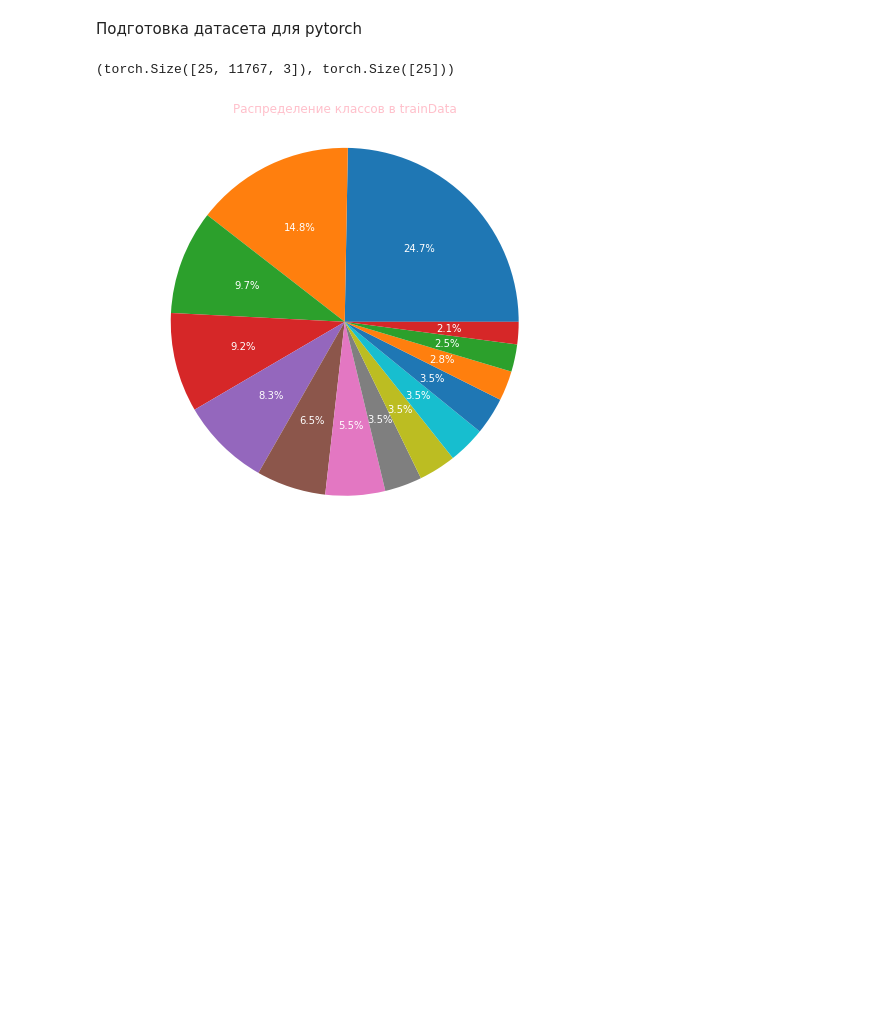
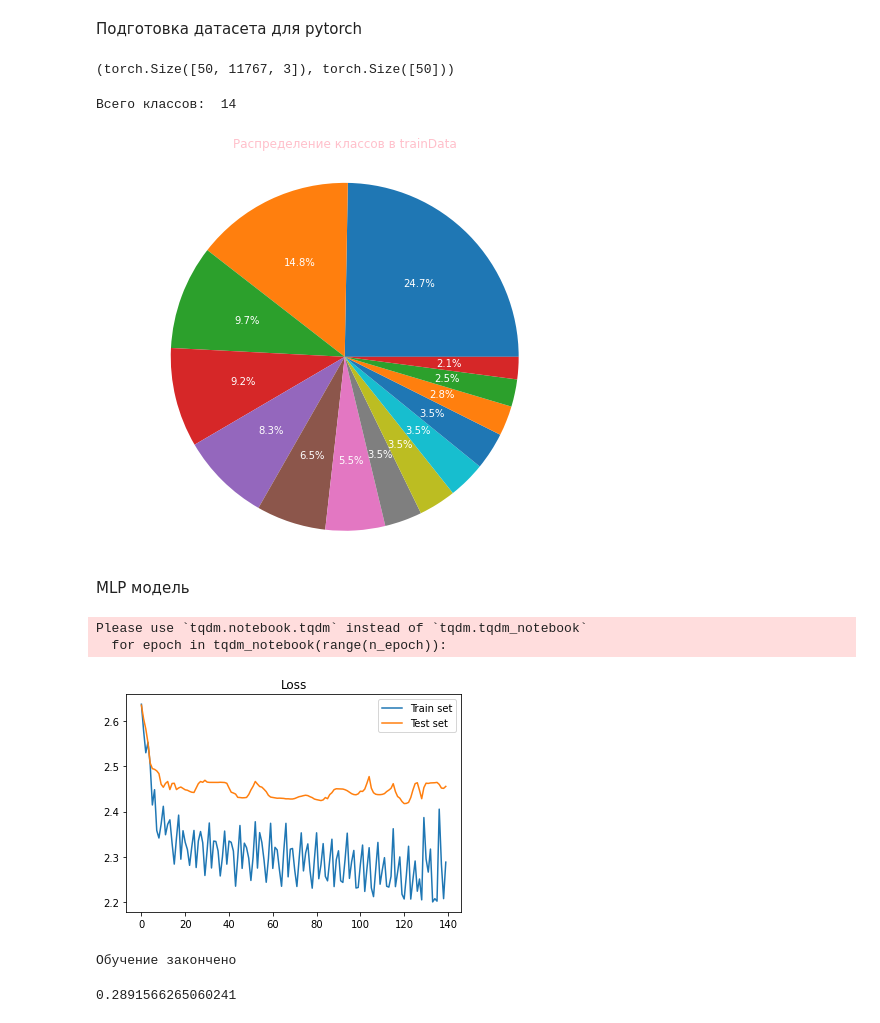
Before and after one commit to MountU0/traficControl, a Jupyter notebook: Untitled-1.ipynb, the cells around one changed output. Drawn from its saved outputs; the diff is of its cells as text; code cells hidden in the pictures; blank space fills up the shorter version.

```diff
--- a/Untitled-1.ipynb
+++ b/Untitled-1.ipynb
@@ -103,8 +103,9 @@ class DatasetParser():
 
 dataset = DatasetParser(csv_file='trainData.csv', root_dir='' )# <class '__main__.DatasetParser'>
 
+torch.manual_seed(17)
 train_set, test_set = torch.utils.data.random_split(dataset, [350,83])# получаем 2 рандомно составлнных сета итерированием объекта DatasetParser. Возвращент:<class 'torch.utils.data.dataset.Subset'>
-train_loader = DataLoader(dataset=train_set, batch_size=25, shuffle=False)
+train_loader = DataLoader(dataset=train_set, batch_size=50, shuffle=False)
 test_loader = DataLoader(dataset=test_set, batch_size=len(test_set), shuffle=False)
 
 dataiter = iter(train_loader)
@@ -114,7 +115,7 @@ objects, labels = dataiter.next()
 
 objects.shape, labels.shape
 # %% [output]
-(torch.Size([25, 11767, 3]), torch.Size([25]))
+(torch.Size([50, 11767, 3]), torch.Size([50]))
 # %%
 plt.pie(dataset.annonations["name"].value_counts(),
 labels=[dataset.annonations["name"].value_counts().index[k] for k in range(len(dataset.annonations["name"].value_counts()))],
@@ -122,6 +123,10 @@ autopct='%1.1f%%',
 radius= 2,
 textprops={'color':"w"})
 plt.title('Распределение классов в trainData', loc='center', color='pink', pad=100)
+print('Всего классов: ', len(dataset.annonations["name"].value_counts()))
 None
 # %% [output]
+Всего классов:  14
 [figure]
+# %% [markdown]
+MLP модель
@@ -127,0 +230,16 @@ None
+# %%
+# объявляем сеть
+net = SimpleNet()
+# теперь обучить сеть можно вызвав функцию train и передав туда переменную сети.
+net = train(net)
+# %% [output]
+Please use `tqdm.notebook.tqdm` instead of `tqdm.tqdm_notebook`
+  for epoch in tqdm_notebook(range(n_epoch)):
+[figure, added]
+Обучение закончено
+# %%
+test_dataiter = iter(test_loader)
+objects, labels = test_dataiter.next()
+accuracy_score(labels.numpy(), np.argmax(net.forward(objects).detach().numpy(), axis=1))
+# %% [output]
+0.2891566265060241
```
Also changed, not shown: parts of 2 cells of this notebook, 3 other files.
